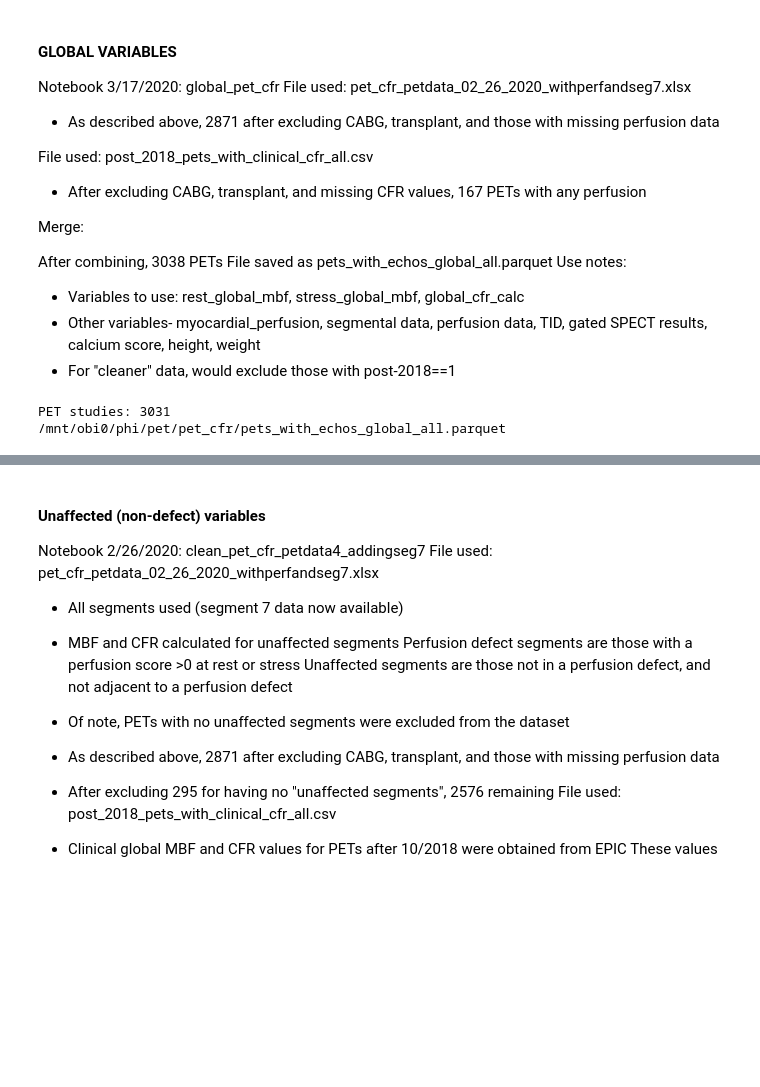
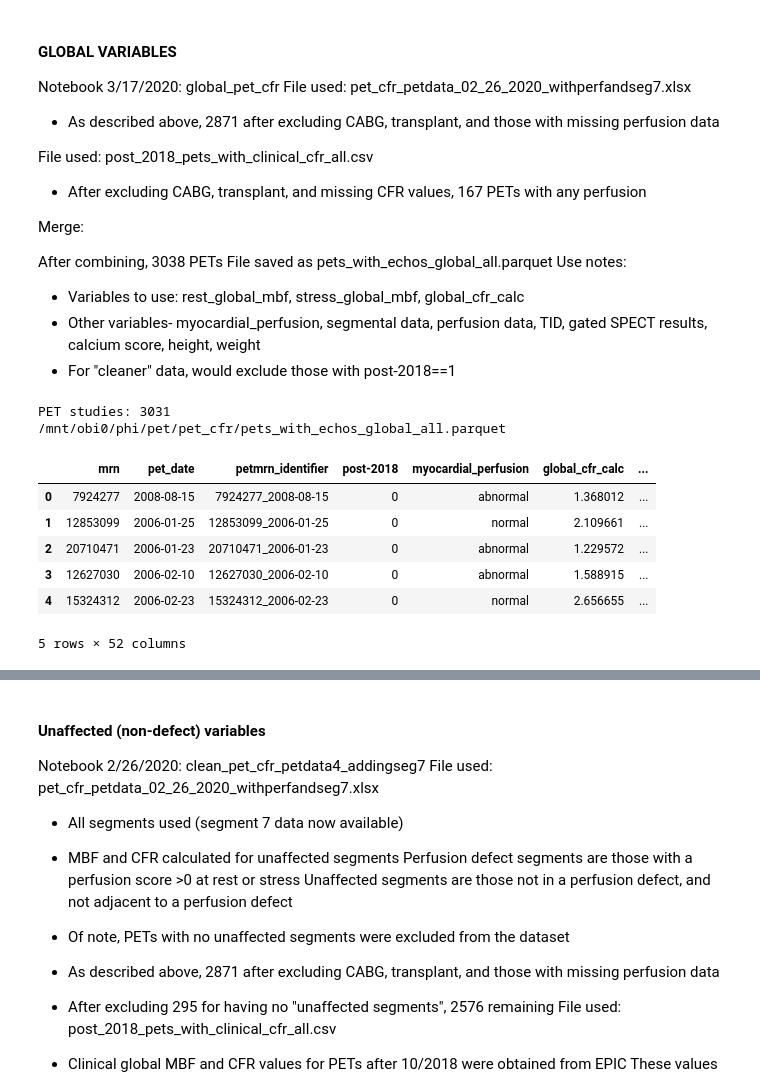
Before and after one commit to awerdich/werdich-cfr, a Jupyter notebook: notebooks/cfr_datasets_patientsplit.ipynb, the cells around one changed output, grey strips where cells are left out. Drawn from its saved outputs; the diff is of its cells as text; code cells hidden in the pictures; blank space fills up the shorter version.

```diff
--- a/notebooks/cfr_datasets_patientsplit.ipynb
+++ b/notebooks/cfr_datasets_patientsplit.ipynb
@@ -60,12 +60,20 @@ Use notes:
 # %%
 global_pet_file = 'pets_with_echos_global_all.parquet'
 global_pet = pd.read_parquet(os.path.join(pet_data_dir, global_pet_file))
 global_pet = global_pet.astype({'pet_date': 'datetime64[ns]'})
 print(f'PET studies: {len(global_pet.petmrn_identifier.unique())}')
 print(os.path.join(pet_data_dir, global_pet_file))
+global_pet.head()
 # %% [output]
 PET studies: 3031
 /mnt/obi0/phi/pet/pet_cfr/pets_with_echos_global_all.parquet
+|  | mrn | pet_date | petmrn_identifier | post-2018 | myocardial_perfusion | global_cfr_calc | ... |
+| 0 | 7924277 | 2008-08-15 | 7924277_2008-08-15 | 0 | abnormal | 1.368012 | ... |
+| 1 | 12853099 | 2006-01-25 | 12853099_2006-01-25 | 0 | normal | 2.109661 | ... |
+| 2 | 20710471 | 2006-01-23 | 20710471_2006-01-23 | 0 | abnormal | 1.229572 | ... |
+| 3 | 12627030 | 2006-02-10 | 12627030_2006-02-10 | 0 | abnormal | 1.588915 | ... |
+| 4 | 15324312 | 2006-02-23 | 15324312_2006-02-23 | 0 | normal | 2.656655 | ... |
+5 rows × 52 columns
 # %%
 # Add echo data to the pet studies (inner join, to keep only keys in both dataframes)
 global_pet_echo = global_pet.merge(files_cfr, on = ['mrn', 'pet_date', 'petmrn_identifier'], how='inner')
```
Also changed, not shown: parts of 16 cells of this notebook, 1 other file.
